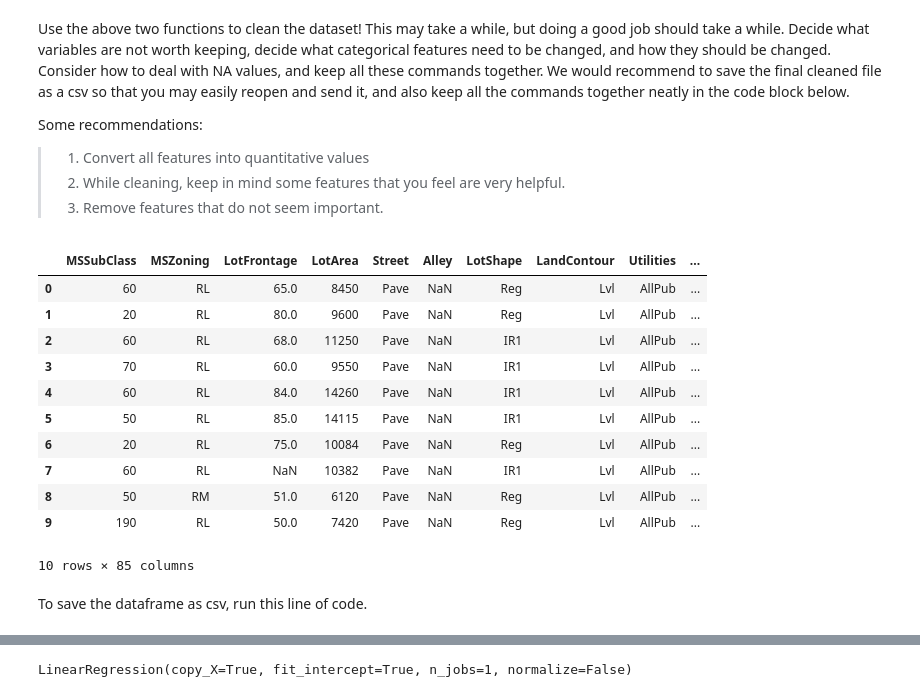
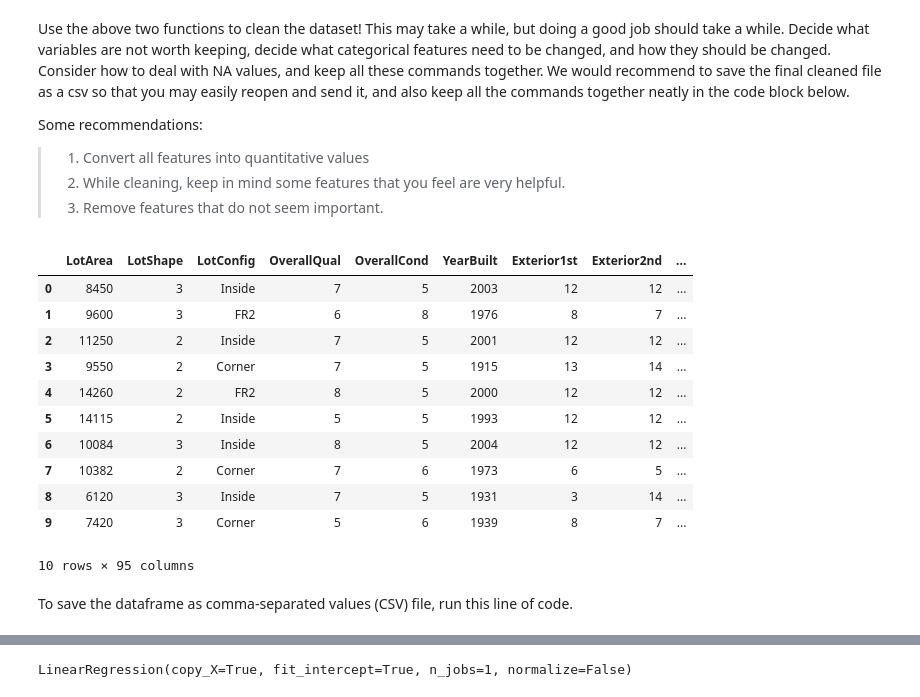
Before and after one commit to SUSA-org/crash-course, a Jupyter notebook: Kaggle/kaggle1.ipynb, the cells around one changed output, grey strips where cells are left out. Saved outputs shown, nothing was run; the diff lists cells and outputs as text; code cells hidden in the pictures.

```diff
--- a/Kaggle/kaggle1.ipynb
+++ b/Kaggle/kaggle1.ipynb
@@ -425,7 +425,7 @@ Some recommendations:
 > 2. While cleaning, keep in mind some features that you feel are very helpful.
 > 3. Remove features that do not seem important.
 # %%
-# DATA CLEANING
+#DATA CLEANING
 # To start off data cleaning
 clean = train.copy()
 
@@ -456,21 +456,21 @@ clean = oneHotFeature(clean,['HouseStyle'])
 #RoofMat1 is removed
 clean = categoricalToQuantitative(clean, 'Exterior1st', ['AsbShng','AsphShn', 'BrkComm', 'BrkFace',
                                                         'CBlock', 'CemntBd', 'HdBoard', 'ImStucc',
-                                                        'MetalSd', 'Other', 'Plywood', 'PreCast',
+                                                        'MetalSd','Plywood',
                                                         'Stone', 'Stucco', 'VinylSd', 'Wd Sdng',
                                                         'WdShing'], assumeInOrder=True)
-clean = categoricalToQuantitative(clean, 'Exterior2nd', ['AsbShng','AsphShn', 'BrkComm', 'BrkFace',
-                                                        'CBlock', 'CemntBd', 'HdBoard', 'ImStucc',
-                                                        'MetalSd', 'Other', 'Plywood', 'PreCast',
+clean = categoricalToQuantitative(clean, 'Exterior2nd', ['AsbShng','AsphShn','BrkFace',
+                                                        'CBlock', 'CmentBd', 'HdBoard', 'ImStucc',
+                                                        'MetalSd', 'Other', 'Plywood',
                                                         'Stone', 'Stucco', 'VinylSd', 'Wd Sdng',
-                                                        'WdShing'], assumeInOrder=True)
+                                                        'Wd Shng','Brk Cmn'], assumeInOrder=True)
 #MasVnrType is removed
 #MasVnrArea is removed
-clean = categoricalToQuantitative(clean, 'ExterQual', ['Po', 'Fa', 'TA', 'Gd', 'Ex'],assumeInOrder=True)
+clean = categoricalToQuantitative(clean, 'ExterQual', ['Fa', 'TA', 'Gd', 'Ex'],assumeInOrder=True)
 clean = categoricalToQuantitative(clean, 'ExterCond', ['Po', 'Fa', 'TA', 'Gd', 'Ex'],assumeInOrder=True)
 #Foundation is removed
-clean = categoricalToQuantitative(clean, 'BsmtQual', ['NA','Po', 'Fa', 'TA', 'Gd', 'Ex'],assumeInOrder=True)
-clean = categoricalToQuantitative(clean, 'BsmtCond', ['NA','Po', 'Fa', 'TA', 'Gd', 'Ex'],assumeInOrder=True)
+clean = categoricalToQuantitative(clean, 'BsmtQual', ['nan','Fa', 'TA', 'Gd', 'Ex'],assumeInOrder=True)
+clean = categoricalToQuantitative(clean, 'BsmtCond', ['NA','Po', 'Fa', 'TA', 'Gd'],assumeInOrder=True)
 #BsmtExposure is removed
 clean = categoricalToQuantitative(clean, 'BsmtFinType1', ['NA', 'Unf', 'LwQ', 'Rec', 'BLQ', 'ALQ', 'GLQ'],assumeInOrder=True)
 #BsmtFinSF1 is removed
@@ -491,7 +491,7 @@ clean = categoricalToQuantitative(clean, 'HeatingQC', ['Po', 'Fa', 'TA', 'Gd', '
 #HalfBath is removed
 #Bedroom is removed
 #Kitchen need not be cleaned
-clean = categoricalToQuantitative(clean,'KitchenQual', ['Po','Fa','TA','Gd','Ex'],assumeInOrder=True)
+clean = categoricalToQuantitative(clean,'KitchenQual', ['Fa','TA','Gd','Ex'],assumeInOrder=True)
 #TotRmsAbvGrd is removed
 #Functional is removed
 #Fireplaces is removed
@@ -502,59 +502,58 @@ clean = oneHotFeature(clean, ['GarageFinish'])
 #GarageCars is removed
 #GarageArea is removed
 clean = categoricalToQuantitative(clean, 'GarageQual', ['NA','Po', 'Fa', 'TA', 'Gd', 'Ex'],assumeInOrder=True)
 clean = categoricalToQuantitative(clean, 'GarageCond', ['NA','Po', 'Fa', 'TA', 'Gd', 'Ex'],assumeInOrder=True)
 #PavedDrive is removed
 #WoodDeckSF
 #OpenPorchSF is removed
 #EnclosedPorch is removed
 #3SsnPorch is removed
 #ScreenPorch is removed
 #PoolArea is removed
 #PoolQC is removed
 #Fence is removed
 #MiscFeature is removed
 #MiscVal is removed
 #MoSold is removed
 #YrSold need not be cleaned
 clean = oneHotFeature(clean, ['SaleType'])
-clean = oneHotFeature(clean, ['SaleCondition']
+clean = oneHotFeature(clean, ['SaleCondition'])
 
 # ================================================================================
 # ================================================================================
 
 # You will be selecting your important features explicitly later.
 # But is there anything you want to get rid of explicitly now?
-unimportantFeatures = ['Id', 'MSSubClass', 'LotFrontage', 'Street', 'Alley',
-                       'Condition1', 'Condition2', 'BldgType', 'YearRemodAdd',
-                       'RoofStyle', 'RoofMat1', 'MasVnrType', 'MasVnrArea',
-                       'Foundation', 'BsmtExposure', 'BsmtFinSF1', 'BsmtFinType2'
-                       'BsmtFinSF2', 'BsmtUnfSF', 'TotalBsmtSF', 'Heating', 'TotalBsmtSF',
-                       'CentralAir', 'Electrical', 'LowQualFinSF', 'GrLivArea', 'BsmtFullBath',
-                       'BsmtHalfBath', 'FullBath', 'HalfBath', 'Bedroom', 'TotRmsAbvGrd',
-                       'Functional', 'Fireplaces', 'GarageYrBlt', 'GarageCars', 'GarageArea'
-                       'PavedDrive','WoodDeckSF', 'OpenPorchSF', 'EnclosedPorch', '3SnPorch',
-                       'ScreenPorch', 'PoolArea', 'PoolQC', 'Fence', 'MiscFeature', 'MiscVal',
-                       'MoSold', 'YrSold'] ## ADD MORE FEATURES?
+unimportantFeatures = ['Id','MSSubClass', 'LotFrontage', 'Street', 'Alley', 'Condition1',
+                       'Condition2', 'BldgType', 'YearRemodAdd','RoofStyle','RoofMatl',
+                       'MasVnrType', 'MasVnrArea','Foundation', 'BsmtExposure', 'BsmtFinSF1',
+                       'BsmtFinType2','BsmtFinSF2', 'BsmtUnfSF', 'Heating',
+                       'TotalBsmtSF','CentralAir', 'Electrical', 'LowQualFinSF', 'GrLivArea',
+                       'BsmtFullBath','BsmtHalfBath', 'FullBath', 'HalfBath',
+                       'TotRmsAbvGrd','Functional', 'Fireplaces', 'GarageYrBlt', 'GarageCars',
+                       'GarageArea','PavedDrive','WoodDeckSF', 'OpenPorchSF', 'EnclosedPorch',
+                       '3SsnPorch', 'ScreenPorch', 'PoolArea', 'PoolQC', 'Fence', 'MiscFeature',
+                       'MiscVal', 'MoSold', 'YrSold', 'BedroomAbvGr'] ## ADD MORE FEATURES?
 for feat in unimportantFeatures:
     clean = clean.drop(feat, axis=1)
 
 ## What does
 clean.head(10)
 # %% [output]
-|  | MSSubClass | MSZoning | LotFrontage | LotArea | Street | Alley | LotShape | LandContour | Utilities | ... |
-| 0 | 60 | RL | 65.0 | 8450 | Pave | NaN | Reg | Lvl | AllPub | ... |
-| 1 | 20 | RL | 80.0 | 9600 | Pave | NaN | Reg | Lvl | AllPub | ... |
-| 2 | 60 | RL | 68.0 | 11250 | Pave | NaN | IR1 | Lvl | AllPub | ... |
-| 3 | 70 | RL | 60.0 | 9550 | Pave | NaN | IR1 | Lvl | AllPub | ... |
-| 4 | 60 | RL | 84.0 | 14260 | Pave | NaN | IR1 | Lvl | AllPub | ... |
-| 5 | 50 | RL | 85.0 | 14115 | Pave | NaN | IR1 | Lvl | AllPub | ... |
-| 6 | 20 | RL | 75.0 | 10084 | Pave | NaN | Reg | Lvl | AllPub | ... |
-| 7 | 60 | RL | NaN | 10382 | Pave | NaN | IR1 | Lvl | AllPub | ... |
-| 8 | 50 | RM | 51.0 | 6120 | Pave | NaN | Reg | Lvl | AllPub | ... |
-| 9 | 190 | RL | 50.0 | 7420 | Pave | NaN | Reg | Lvl | AllPub | ... |
+|  | LotArea | LotShape | LotConfig | OverallQual | OverallCond | YearBuilt | Exterior1st | Exterior2nd | ... |
+| 0 | 8450 | 3 | Inside | 7 | 5 | 2003 | 12 | 12 | ... |
+| 1 | 9600 | 3 | FR2 | 6 | 8 | 1976 | 8 | 7 | ... |
+| 2 | 11250 | 2 | Inside | 7 | 5 | 2001 | 12 | 12 | ... |
+| 3 | 9550 | 2 | Corner | 7 | 5 | 1915 | 13 | 14 | ... |
+| 4 | 14260 | 2 | FR2 | 8 | 5 | 2000 | 12 | 12 | ... |
+| 5 | 14115 | 2 | Inside | 5 | 5 | 1993 | 12 | 12 | ... |
+| 6 | 10084 | 3 | Inside | 8 | 5 | 2004 | 12 | 12 | ... |
+| 7 | 10382 | 2 | Corner | 7 | 6 | 1973 | 6 | 5 | ... |
+| 8 | 6120 | 3 | Inside | 7 | 5 | 1931 | 3 | 14 | ... |
+| 9 | 7420 | 3 | Corner | 5 | 6 | 1939 | 8 | 7 | ... |
-10 rows × 85 columns
+10 rows × 95 columns
 # %% [markdown]
-To save the dataframe as csv, run this line of code.
+To save the dataframe as comma-separated values (CSV) file, run this line of code.
 # %%
 # Save to csv
 clean.to_csv('DATA/house-prices/train_cleaned.csv')
```
Also changed, not shown: parts of 16 cells of this notebook, 1 other file.
